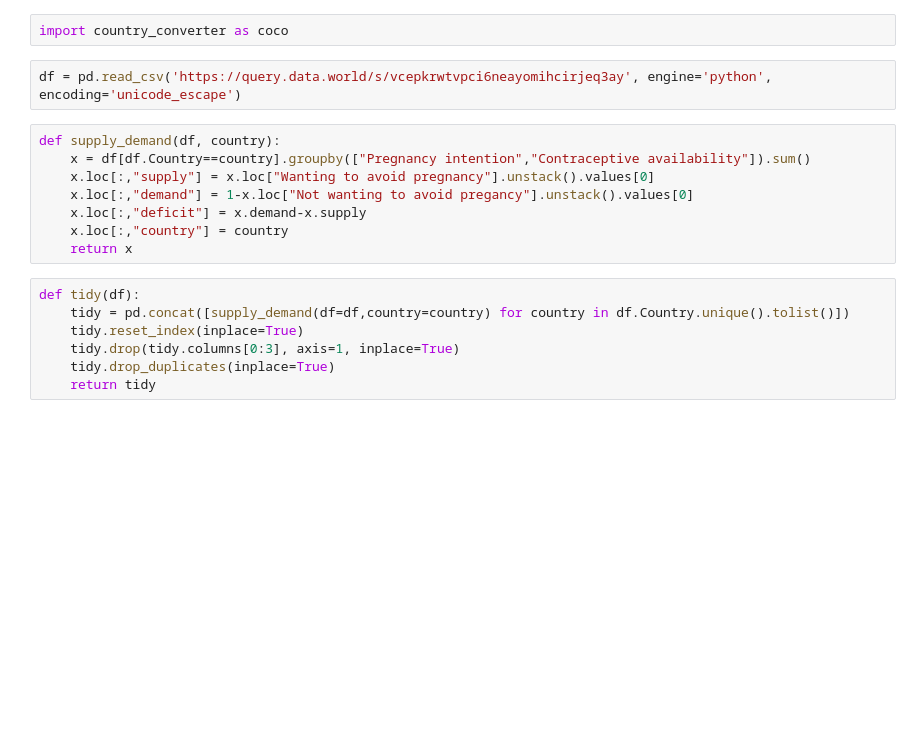
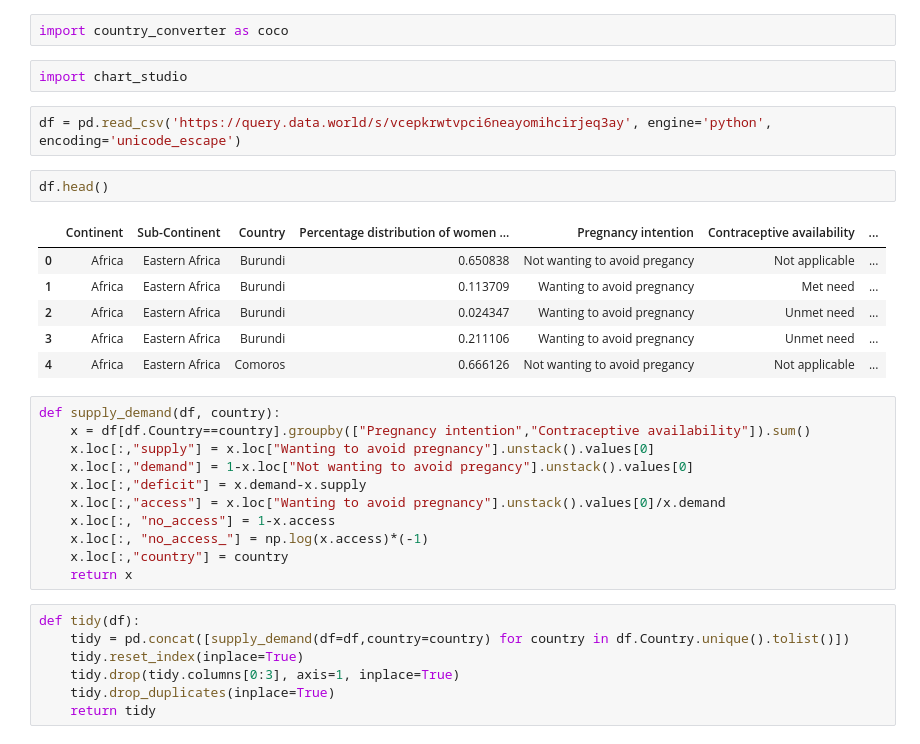
Before and after one commit to polinas123/makeovermonday, a Jupyter notebook: women_contraception_developing_countries/mmv34.ipynb, the cells around one changed output. Cells and saved outputs as stored; diff of their text form; blank space fills up the shorter version.

```diff
--- a/women_contraception_developing_countries/mmv34.ipynb
+++ b/women_contraception_developing_countries/mmv34.ipynb
@@ -6,14 +6,28 @@ import plotly.express as px
 import plotly.io as pio
 # %%
 import country_converter as coco
+# %%
+import chart_studio
 # %%
 df = pd.read_csv('https://query.data.world/s/vcepkrwtvpci6neayomihcirjeq3ay', engine='python', encoding='unicode_escape')
+# %%
+df.head()
+# %% [output]
+|  | Continent | Sub-Continent | Country | Percentage distribution of women ... | Pregnancy intention | Contraceptive availability | ... |
+| 0 | Africa | Eastern Africa | Burundi | 0.650838 | Not wanting to avoid pregancy | Not applicable | ... |
+| 1 | Africa | Eastern Africa | Burundi | 0.113709 | Wanting to avoid pregnancy | Met need | ... |
+| 2 | Africa | Eastern Africa | Burundi | 0.024347 | Wanting to avoid pregnancy | Unmet need | ... |
+| 3 | Africa | Eastern Africa | Burundi | 0.211106 | Wanting to avoid pregnancy | Unmet need | ... |
+| 4 | Africa | Eastern Africa | Comoros | 0.666126 | Not wanting to avoid pregancy | Not applicable | ... |
 # %%
 def supply_demand(df, country):
     x = df[df.Country==country].groupby(["Pregnancy intention","Contraceptive availability"]).sum()
     x.loc[:,"supply"] = x.loc["Wanting to avoid pregnancy"].unstack().values[0]
     x.loc[:,"demand"] = 1-x.loc["Not wanting to avoid pregancy"].unstack().values[0]
     x.loc[:,"deficit"] = x.demand-x.supply
+    x.loc[:,"access"] = x.loc["Wanting to avoid pregnancy"].unstack().values[0]/x.demand
+    x.loc[:, "no_access"] = 1-x.access
+    x.loc[:, "no_access_"] = np.log(x.access)*(-1)
     x.loc[:,"country"] = country
     return x
 # %%
```
Also changed, not shown: parts of 14 cells of this notebook, 1 other file.
